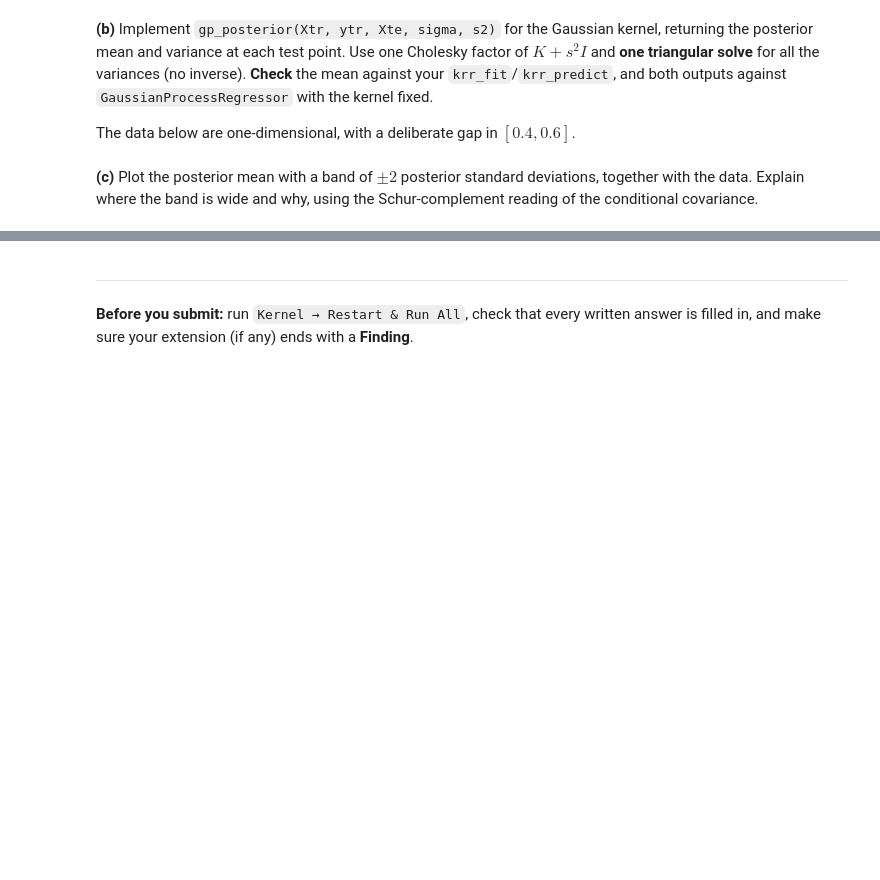
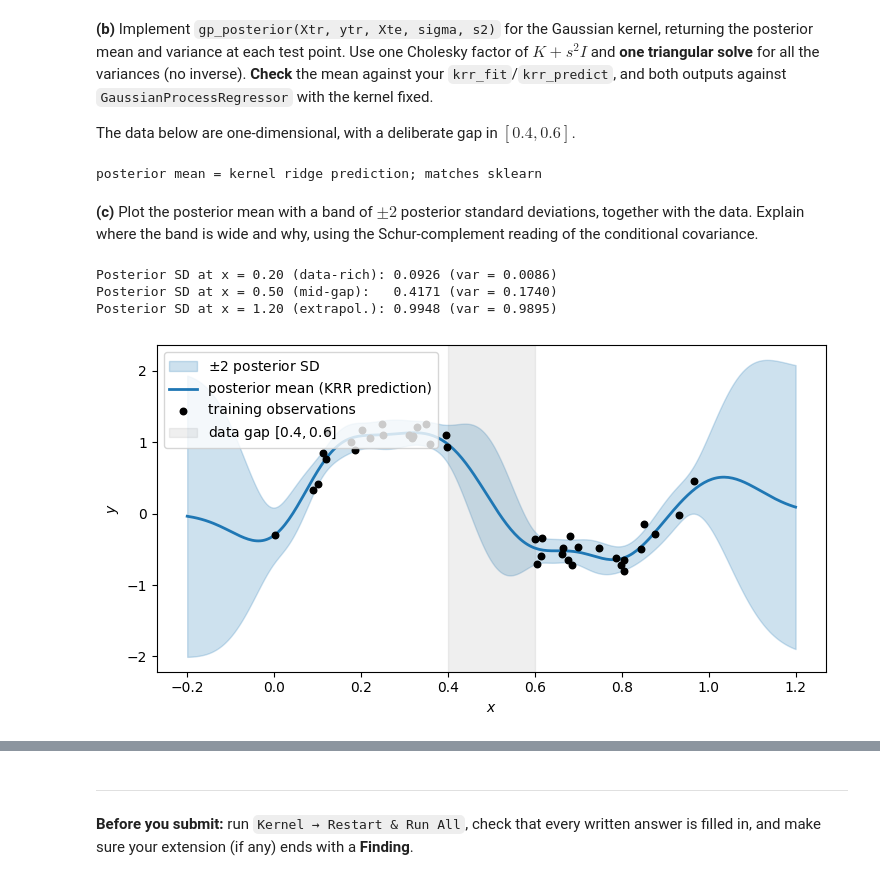
Before and after one commit to hryhola/linear-algebra-ucu, a Jupyter notebook: labs/lab3/Lab3-CoreB-kernel-ridge.ipynb, the cells around one changed output, grey strips where cells are left out. Cells and saved outputs as stored; diff of their text form; code cells hidden in the pictures; blank space fills up the shorter version.

Commit message:
Add Lab3-CoreB-kernel-ridge.

```diff
--- a/labs/lab3/Lab3-CoreB-kernel-ridge.ipynb
+++ b/labs/lab3/Lab3-CoreB-kernel-ridge.ipynb
@@ -278,8 +384,14 @@ xg = np.linspace(-0.2, 1.2, 300)[:, None]
 sig_gp, s2 = 0.1, 0.2 ** 2
 
 def gp_posterior(Xtr, ytr, Xte, sigma, s2):
-    # YOUR CODE HERE
-    raise NotImplementedError
+    K = k_gauss(Xtr, Xtr, sigma)
+    K_s = k_gauss(Xtr, Xte, sigma)
+    L = sl.cholesky(K + s2 * np.eye(len(K)), lower=True)
+    V = sl.solve_triangular(L, K_s, lower=True)
+    z = sl.solve_triangular(L, ytr, lower=True)
+    mean = V.T @ z
+    var = np.diag(k_gauss(Xte, Xte, sigma)) - np.sum(V ** 2, axis=0)
+    return mean, var
 
 mean, var = gp_posterior(x1, y1, xg, sig_gp, s2)
 # check
@@ -290,9 +402,29 @@ m_ref, sd_ref = gpr.predict(xg, return_std=True)
 assert np.allclose(mean, krr_predict(k_gauss(xg, x1, sig_gp), krr_fit(k_gauss(x1, x1, sig_gp), y1, s2)))
 assert np.allclose(mean, m_ref) and np.allclose(np.sqrt(np.clip(var, 0, None)), sd_ref, atol=1e-6)
 print("posterior mean = kernel ridge prediction; matches sklearn")
+# %% [output]
+posterior mean = kernel ridge prediction; matches sklearn
 # %% [markdown]
 **(c)** Plot the posterior mean with a band of $\pm2$ posterior standard deviations, together with the data. Explain where the band is wide and why, using the Schur-complement reading of the conditional covariance.
 # %%
-# YOUR CODE HERE
-raise NotImplementedError
+sd = np.sqrt(np.clip(var, 0.0, None))
+
+idx_dense = np.argmin(np.abs(xg[:, 0] - 0.2))
+idx_gap = np.argmin(np.abs(xg[:, 0] - 0.5))
+idx_edge = -1  # x_* = 1.2
+print(f"Posterior SD at x = 0.20 (data-rich): {sd[idx_dense]:.4f} (var = {var[idx_dense]:.4f})")
+print(f"Posterior SD at x = 0.50 (mid-gap):   {sd[idx_gap]:.4f} (var = {var[idx_gap]:.4f})")
+print(f"Posterior SD at x = 1.20 (extrapol.): {sd[idx_edge]:.4f} (var = {var[idx_edge]:.4f})")
+
+plt.figure(figsize=(7.5, 4.0))
+plt.fill_between(xg[:, 0], mean - 2 * sd, mean + 2 * sd, color="tab:blue", alpha=0.22, label=r"$\pm 2$ posterior SD")
+plt.plot(xg[:, 0], mean, color="tab:blue", lw=2, label="posterior mean (KRR prediction)")
+plt.scatter(x1[:, 0], y1, color="black", s=22, zorder=3, label="training observations")
+plt.axvspan(0.4, 0.6, color="grey", alpha=0.12, label="data gap $[0.4, 0.6]$")
+plt.xlabel("$x$"); plt.ylabel("$y$"); plt.legend(loc="upper left"); plt.tight_layout(); plt.show()
+# %% [output]
+Posterior SD at x = 0.20 (data-rich): 0.0926 (var = 0.0086)
+Posterior SD at x = 0.50 (mid-gap):   0.4171 (var = 0.1740)
+Posterior SD at x = 1.20 (extrapol.): 0.9948 (var = 0.9895)
+[figure, added]
 # %% [markdown]
```
Also changed, not shown: parts of 29 cells of this notebook.
